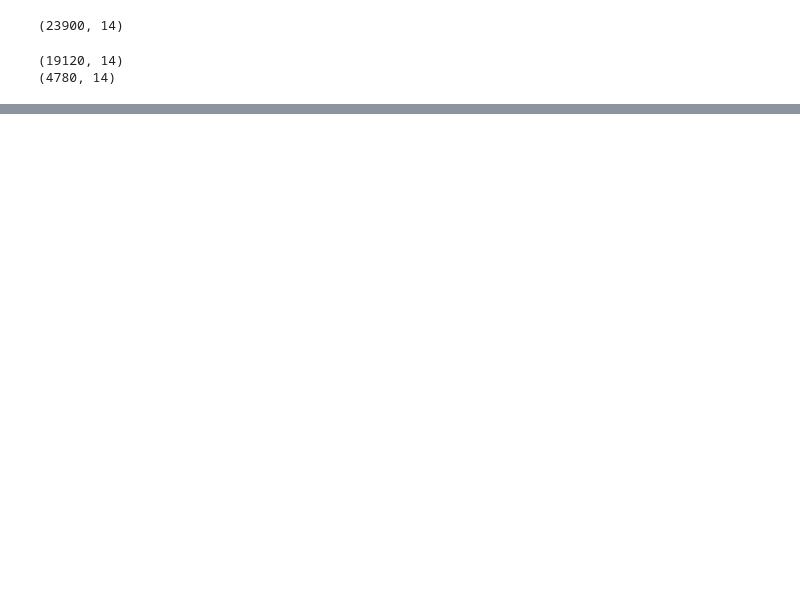
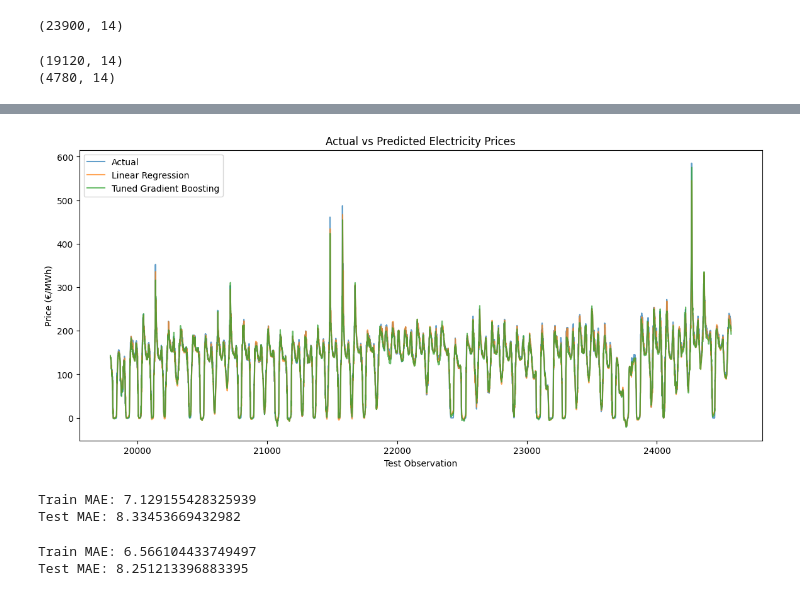
Before and after one commit to rinshina/german-electricity-price-analysis, a Jupyter notebook: german_electricity_analysis.ipynb, the cells around one changed output, grey strips where cells are left out. Cells and saved outputs as stored; diff of their text form; code cells hidden in the pictures; blank space fills up the shorter version.

```diff
--- a/german_electricity_analysis.ipynb
+++ b/german_electricity_analysis.ipynb
@@ -815,0 +1528,4 @@ print(residuals.corr(residual_lag))
+# %%
+from sklearn.model_selection import GridSearchCV, TimeSeriesSplit
+
+tscv = TimeSeriesSplit(n_splits=3)
@@ -815,0 +1566,7 @@ print(residuals.corr(residual_lag))
+# %%
+best_gb = grid_search.best_estimator_
+
+best_gb.fit(
+    X_train_final,
+    y_train_final
+)
@@ -815,0 +1708,60 @@ print(residuals.corr(residual_lag))
+# %%
+plt.figure(figsize=(14, 6))
+
+plt.plot(
+    y_test_final.index,
+    y_test_final.values,
+    label="Actual",
+    alpha=0.7
+)
+
+plt.plot(
+    y_test_final.index,
+    y_pred_final,
+    label="Linear Regression",
+    alpha=0.7
+)
+
+plt.plot(
+    y_test_final.index,
+    y_pred_best_gb,
+    label="Tuned Gradient Boosting",
+    alpha=0.7
+)
+
+plt.xlabel("Test Observation")
+plt.ylabel("Price (€/MWh)")
+plt.title("Actual vs Predicted Electricity Prices")
+plt.legend()
+plt.show()
+# %% [output]
+[figure, added]
+# %%
+y_train_gb = model_gb.predict(X_train_final)
+y_test_gb = model_gb.predict(X_test_final)
+
+train_mae_gb = mean_absolute_error(y_train_final, y_train_gb)
+test_mae_gb = mean_absolute_error(y_test_final, y_test_gb)
+
+print("Train MAE:", train_mae_gb)
+print("Test MAE:", test_mae_gb)
+# %% [output]
+Train MAE: 7.129155428325939
+Test MAE: 8.33453669432982
+# %%
+y_train_best_gb = best_gb.predict(X_train_final)
+y_test_best_gb = best_gb.predict(X_test_final)
+
+train_mae_best_gb = mean_absolute_error(
+    y_train_final, y_train_best_gb
+)
+
+test_mae_best_gb = mean_absolute_error(
+    y_test_final, y_test_best_gb
+)
+
+print("Train MAE:", train_mae_best_gb)
+print("Test MAE:", test_mae_best_gb)
+# %% [output]
+Train MAE: 6.566104433749497
+Test MAE: 8.251213396883395
```
Also changed, not shown: parts of 92 cells of this notebook.
